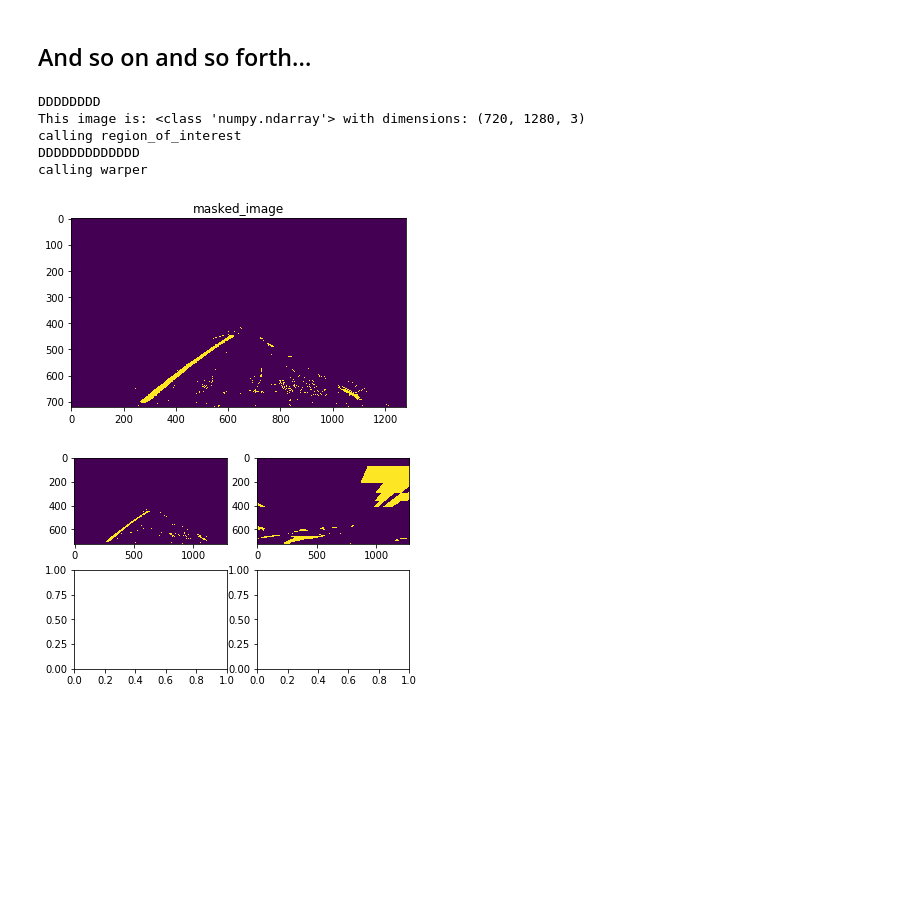
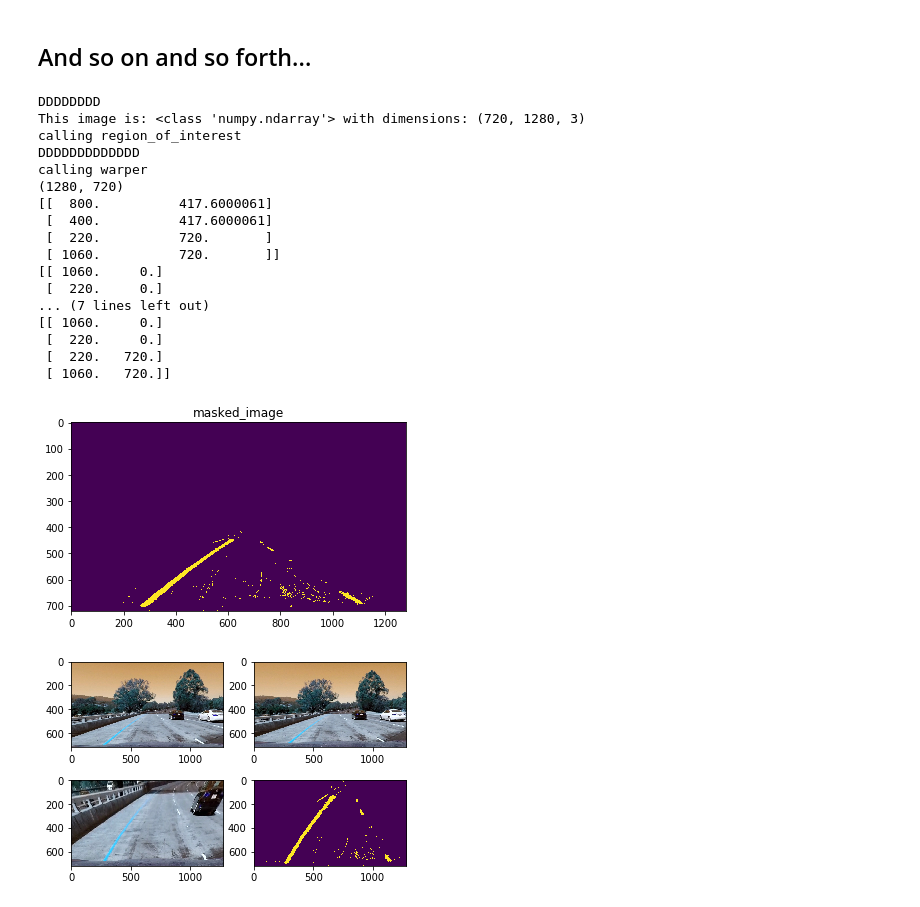
Before and after one commit to soumyaVPS/CarND-Advanced-Lane-Lines, a Jupyter notebook: examples/example.ipynb, the cells around one changed output. Saved outputs shown, nothing was run; the diff lists cells and outputs as text; code cells hidden in the pictures; blank space fills up the shorter version.

```diff
--- a/examples/example.ipynb
+++ b/examples/example.ipynb
@@ -30,7 +30,7 @@ objpoints = [] # 3d points in real world space
 imgpoints = [] # 2d points in image plane.
 
 # Make a list of calibration images
-images = glob.glob('/home/soumya/edu/advanced-lane/camera_cal/calibration*.jpg')
+images = glob.glob('/home/soumya/edu/CarND-Advanced-Lane-Lines/camera_cal/calibration*.jpg')
 print(len(images))
 # Step through the list and search for chessboard corners
 gray = []
@@ -46,12 +46,8 @@ for fname in images:
         objpoints.append(objp)
         imgpoints.append(corners)
 
-        # Draw and display the corners
-        #img = cv2.drawChessboardCorners(img, (9,6), corners, ret)
-        #cv2.imshow('img',img)
-        #cv2.waitKey(500)
 
-img = cv2.imread('/home/soumya/edu/advanced-lane/camera_cal/calibration1.jpg')
+img = cv2.imread('/home/soumya/edu/CarND-Advanced-Lane-Lines/camera_cal/calibration1.jpg')
 gray = cv2.cvtColor(img,cv2.COLOR_BGR2GRAY)
 
 print (gray.shape)
@@ -66,7 +62,7 @@ ret, mtx, dist, rvecs, tvecs = cv2.calibrateCamera(objpoints, imgpoints, gray.sh
 # %% [markdown]
 ## And so on and so forth...
 # %%
-%matplotlib inline
+   %matplotlib inline
 def region_of_interest(img, vertices):
     """
     Applies an image mask.
@@ -102,10 +98,13 @@ def weighted_img(img, initial_img, α=0.8, β=1., λ=0.):
 def warper(img, src, dst):
 
     # Compute and apply perpective transform
-    img_size = (img.shape[1], img.shape[0])
+    img_size = (img.shape[1],img.shape[0])
+
+    print (img_size)
+    print (src)
+    print (dst)
     M = cv2.getPerspectiveTransform(src, dst)
     warped = cv2.warpPerspective(img, M, img_size, flags=cv2.INTER_NEAREST)  # keep same size as input image
-
     return warped
 
 def process_image(img):
@@ -122,7 +121,7 @@ def process_image(img):
     s_binary[(S > thresh[0]) & (S <= thresh[1])] = 1
 
 
-    gray = cv2.cvtColor(img, cv2.COLOR_RGB2GRAY)
+    gray = cv2.cvtColor(image, cv2.COLOR_RGB2GRAY)
     thresh_min = 20
     thresh_max = 100
 
@@ -147,16 +146,9 @@ def process_image(img):
     combined_binary = np.zeros_like(sxbinary)
     combined_binary[(s_binary == 1) | (sxbinary == 1)] = 1
 
-    #plt.imshow(combined_binary)
-    #plt.title('combined_binary')
-    #plt.waitforbuttonpress()
-
     #mask your edges and
     imshape = combined_binary.shape
 
-
-    #src_vertices = np.float32([[(10,imshape[0]),(imshape[1]/2, imshape[0]*0.58-10),
-    #                      (imshape[1]/2, imshape[0]*0.58+10), (imshape[1]-10,imshape[0])]], dtype=np.int32)
     vertices = np.array([[(10,imshape[0]),(imshape[1]/2-10, imshape[0]*0.58),
                           (imshape[1]/2+10, imshape[0]*0.58), (imshape[1]-10,imshape[0])]], dtype=np.int32)
     print ("calling region_of_interest")
@@ -165,53 +157,64 @@ def process_image(img):
     plt.title('masked_image')
 
     src_vertices = np.float32([
-                    [imshape[1]/2+10, imshape[0]*0.58], [imshape[1]-10,imshape[0]],
-                    [10,imshape[0]],[imshape[1]/2-10, imshape[0]*0.58]])
+                    [800, imshape[0]*0.58], [400,imshape[0]*.58],
+                    [220,imshape[0]],[imshape[1]-220, imshape[0]]])
 
-    '''
+
     dst_vertices = np.float32([
-                    [imshape[1]-10, imshape[0]*0.3], [imshape[1]-10,imshape[0]],
-                    [10,imshape[0]],[10, imshape[0]*0.3]])
+                    [imshape[1]-220,0], [220,0],
+                    [220,imshape[0]],[imshape[1]-220, imshape[0]]])
     '''
     dst_vertices = np.float32([
                     [imshape[1]-10, 0], [imshape[1]-10,imshape[0]],
                     [10,imshape[0]],[10, imshape[0]*0.3]])
+'''
     print ('DDDDDDDDDDDDD')
     print ("calling warper")
     warped = warper(masked_image, src_vertices, dst_vertices)
     fig, axes = plt.subplots(2,2)
-    axes[0,0].imshow(masked_image)
+    #cv2.line(masked_image[
+    #                [imshape[1]/2+10, imshape[0]*0.58], [imshape[1]-10,imshape[0]],
+    #                [10,imshape[0]],[imshape[1]/2-10, imshape[0]*0.58]])
 
-    axes[0,1].imshow(warped)
+    axes[0,0].imshow(image)
+    axes[0,1].imshow(img)
 
+    axes[1,1].imshow(warped)
+    warped = warper(img, src_vertices, dst_vertices)
+    axes[1,0].imshow(warped)
 
 '''
-
     print('region of interest', vertices, type(masked_image), masked_image.shape)
     masked_image = np.expand_dims(masked_image, axis=0)
     outImage = weighted_img(masked_image, image)
     plt.imshow(outImage)
     plt.title('outImage')
     plt.waitforbuttonpress()
    '''
-'''s (masked_image, rho, theta, threshold, min_line_length, max_line_gap)
-
-    #plt.imshow(line_image)
-
-    outImage = weighted_img(line_image, image)
-    return outImage
-'''
 print ("DDDDDDDD")
-img = cv2.imread('/home/soumya/edu/advanced-lane/test_images/test1.jpg')
+img = cv2.imread('/home/soumya/edu/CarND-Advanced-Lane-Lines/test_images/test1.jpg')
 process_image(img)
 # %% [output]
 DDDDDDDD
 This image is: <class 'numpy.ndarray'> with dimensions: (720, 1280, 3)
 calling region_of_interest
 DDDDDDDDDDDDD
 calling warper
+(1280, 720)
+[[  800.          417.6000061]
+ [  400.          417.6000061]
+ [  220.          720.       ]
+ [ 1060.          720.       ]]
+[[ 1060.     0.]
+ [  220.     0.]
+... (7 lines left out)
+[[ 1060.     0.]
+ [  220.     0.]
+ [  220.   720.]
+ [ 1060.   720.]]
-[figure, old version]
+[figure, new version]
-[figure, old version]
+[figure, new version]
 # %%
 
 '''white_output = 'test_videos_output/solidWhiteRight.mp4'
```
